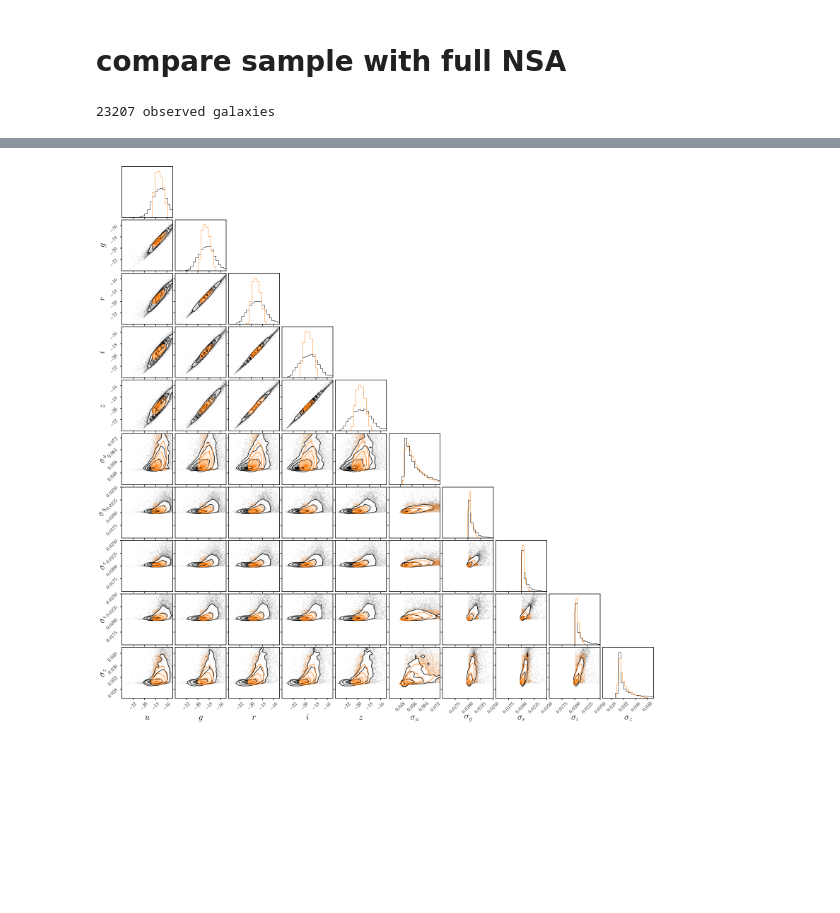
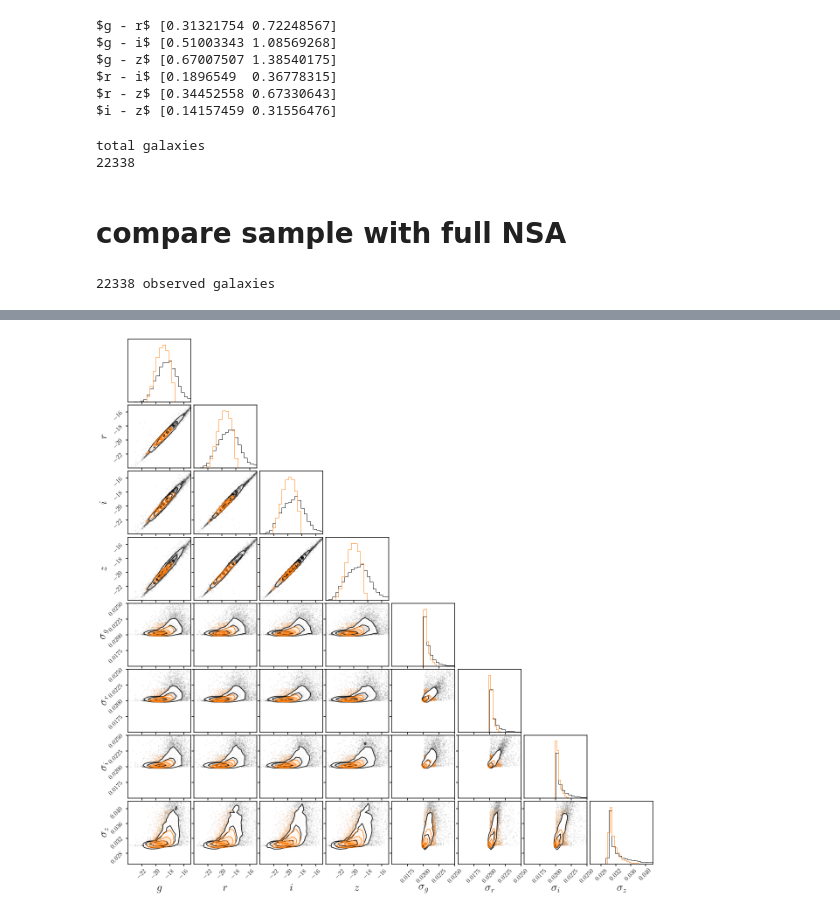
Before and after one commit to changhoonhahn/goleta, a Jupyter notebook: nb/nsa_cuts.ipynb, the cells around one changed output, grey strips where cells are left out. Saved outputs shown, nothing was run; the diff lists cells and outputs as text; code cells hidden in the pictures; blank space fills up the shorter version.

Commit message:
new NSA cuts derived from comparison with the new attenuated CAMELS

```diff
--- a/nb/nsa_cuts.ipynb
+++ b/nb/nsa_cuts.ipynb
@@ -26,8 +33,8 @@ mpl.rcParams['legend.frameon'] = False
 dat_dir = '/tigress/chhahn/goleta/'
 
 nsa = Table.read(os.path.join(dat_dir, 'nsa_v0_1_2.fits'))
-absmag_nsa = np.array(nsa['ABSMAG'].data)[:,2:] # u, g, r, i, z
-ivar_absmag_nsa = np.array(nsa['AMIVAR'].data)[:,2:]
+absmag_nsa = np.array(nsa['ABSMAG'].data)[:,3:] # g, r, i, z
+ivar_absmag_nsa = np.array(nsa['AMIVAR'].data)[:,3:]
 
 cuts = (nsa['Z'] < 0.05)
 # %%
@@ -176,21 +183,42 @@ for i in range(5):
+# %%
+for col1, col2, lbl in zip(colors_nsa.T, colors_camels.T, lbls):
+    lims = np.quantile(col2, (0.16, 0.84))#(0.1, 0.9))
+    print(lbl, lims)
+# %% [output]
+$g - r$ [0.31321754 0.72248567]
+$g - i$ [0.51003343 1.08569268]
+$g - z$ [0.67007507 1.38540175]
+$r - i$ [0.1896549  0.36778315]
+$r - z$ [0.34452558 0.67330643]
+$i - z$ [0.14157459 0.31556476]
+# %%
+color_cut = np.ones(mag_sig.shape[0]).astype(bool)
+for col1, lim0, lim1 in zip(colors_nsa.T, [0.313, 0.510, 0.670, 0.190, 0.345, 0.142], [0.722, 1.086, 1.385, 0.368, 0.673, 0.316]):
+    color_cut = color_cut & (col1 > lim0) & (col1 < lim1)
+
+print('total galaxies ')
+print(np.sum(sig_cuts & mr_lim & color_cut))
+# %% [output]
+total galaxies
+22338
 # %% [markdown]
 # compare sample with full NSA
 # %%
 from goleta import data as Data
 # %%
-Xs = Data.get_obs()
+Xs = Data.get_obs(cut='v1')
 # %% [output]
-23207 observed galaxies
+22338 observed galaxies
 # %%
 fig = DFM.corner(mag_sig[::10], color='k', hist_kwargs={'density': True},
-               range=[(-24, -15), (-24, -15), (-24, -15), (-24, -15), (-24, -15),
-                      (0.04, 0.075), (0.015, 0.025), (0.015, 0.025), (0.015, 0.025), (0.025, 0.042)],
-               labels=[r'$%s$' % b for b in ['u', 'g', 'r', 'i', 'z']] + [r'$\sigma_u$', r'$\sigma_g$', r'$\sigma_r$', r'$\sigma_i$', r'$\sigma_z$'],
+               range=[(-24, -15), (-24, -15), (-24, -15), (-24, -15),
+                      (0.015, 0.025), (0.015, 0.025), (0.015, 0.025), (0.025, 0.042)],
+               labels=[r'$%s$' % b for b in ['g', 'r', 'i', 'z']] + [r'$\sigma_g$', r'$\sigma_r$', r'$\sigma_i$', r'$\sigma_z$'],
                label_kwargs={'fontsize': 25})
 _ = DFM.corner(Xs, color='C1', hist_kwargs={'density': True},
-               range=[(-24, -15), (-24, -15), (-24, -15), (-24, -15), (-24, -15),
-                      (0.049, 0.075), (0.019, 0.025), (0.019, 0.025), (0.019, 0.025), (0.029, 0.042)],
-               labels=[r'$%s$' % b for b in ['u', 'g', 'r', 'i', 'z']] + [r'$\sigma_u$', r'$\sigma_g$', r'$\sigma_r$', r'$\sigma_i$', r'$\sigma_z$'],
+               range=[(-24, -15), (-24, -15), (-24, -15), (-24, -15),
+                      (0.019, 0.025), (0.019, 0.025), (0.019, 0.025), (0.029, 0.042)],
+               labels=[r'$%s$' % b for b in ['g', 'r', 'i', 'z']] + [r'$\sigma_g$', r'$\sigma_r$', r'$\sigma_i$', r'$\sigma_z$'],
                label_kwargs={'fontsize': 25}, fig=fig)
 # %% [output]
 WARNING:root:Too few points to create valid contours
@@ -205 +234 @@ WARNING:root:Too few points to create valid contours
-[figure, old version]
+[figure, new version]
```
Also changed, not shown: parts of 26 cells of this notebook, 1 other file.
